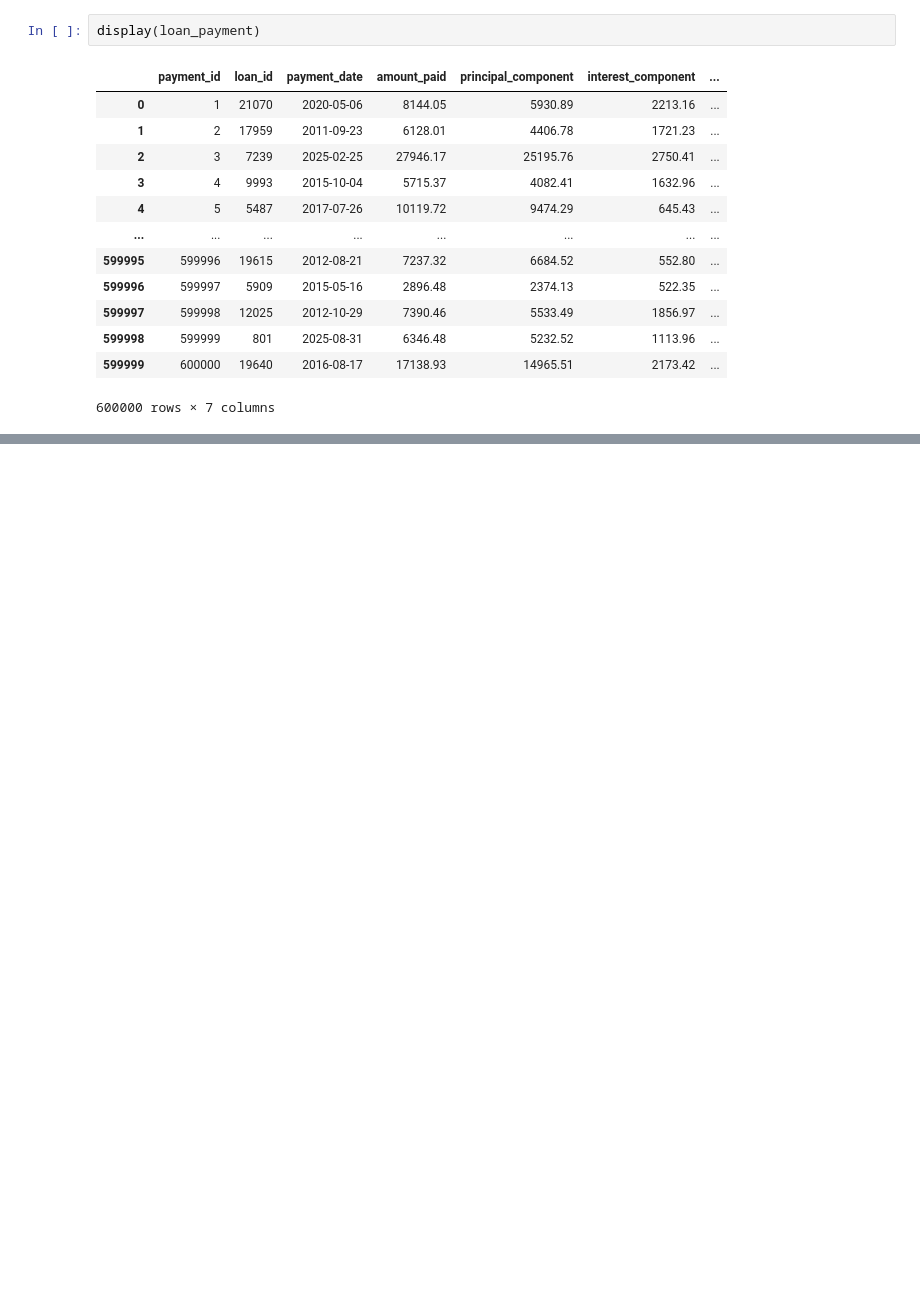
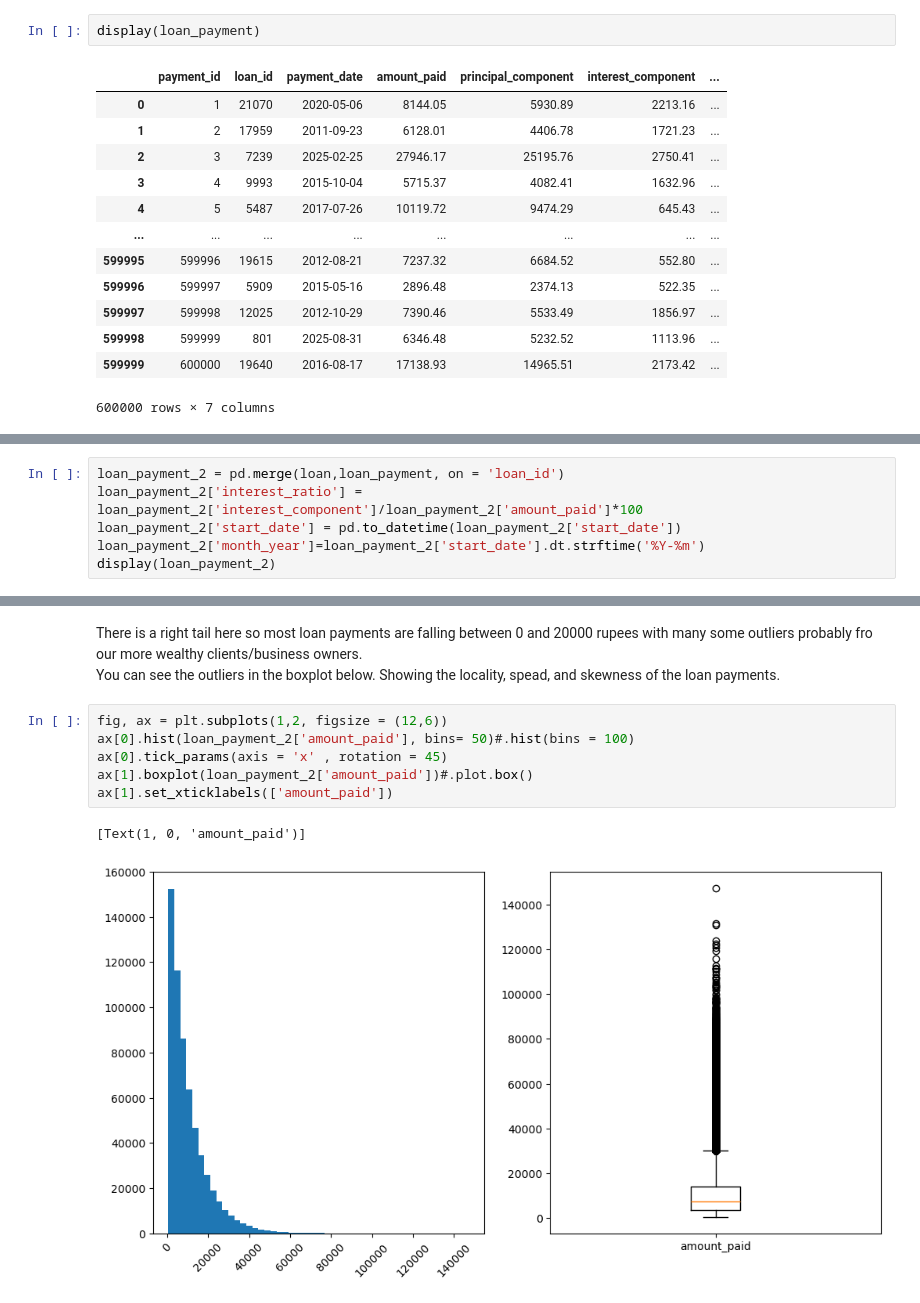
Before and after one commit to rohaa0831/Banking-Transactions, a Jupyter notebook: banking_transactions.ipynb, the cells around one changed output, grey strips where cells are left out. Cells and saved outputs as stored; diff of their text form; blank space fills up the shorter version.

```diff
--- a/banking_transactions.ipynb
+++ b/banking_transactions.ipynb
@@ -179,0 +59,6 @@ Name: balance, Length: 750, dtype: float64
+# %%
+loan_payment_2 = pd.merge(loan,loan_payment, on = 'loan_id')
+loan_payment_2['interest_ratio'] = loan_payment_2['interest_component']/loan_payment_2['amount_paid']*100
+loan_payment_2['start_date'] = pd.to_datetime(loan_payment_2['start_date'])
+loan_payment_2['month_year']=loan_payment_2['start_date'].dt.strftime('%Y-%m')
+display(loan_payment_2)
@@ -179,0 +95,14 @@ Name: balance, Length: 750, dtype: float64
+# %% [markdown]
+<p>
+There is a right tail here so most loan payments are falling between 0 and 20000 rupees with many some outliers probably fro our more wealthy clients/business owners. <br>
+You can see the outliers in the boxplot below. Showing the locality, spead, and skewness of the loan payments.
+</p>
+# %%
+fig, ax = plt.subplots(1,2, figsize = (12,6))
+ax[0].hist(loan_payment_2['amount_paid'], bins= 50)#.hist(bins = 100)
+ax[0].tick_params(axis = 'x' , rotation = 45)
+ax[1].boxplot(loan_payment_2['amount_paid'])#.plot.box()
+ax[1].set_xticklabels(['amount_paid'])
+# %% [output]
+[Text(1, 0, 'amount_paid')]
+[figure, added]
```
Also changed, not shown: parts of 52 cells of this notebook.
